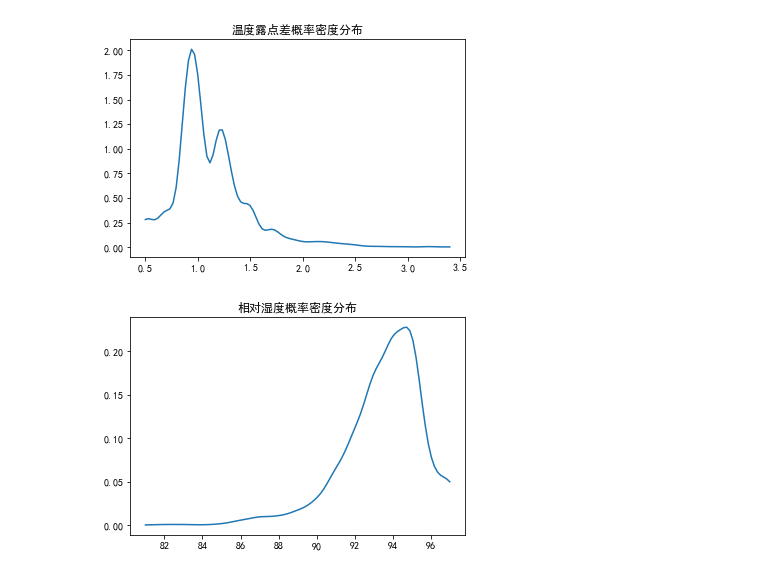
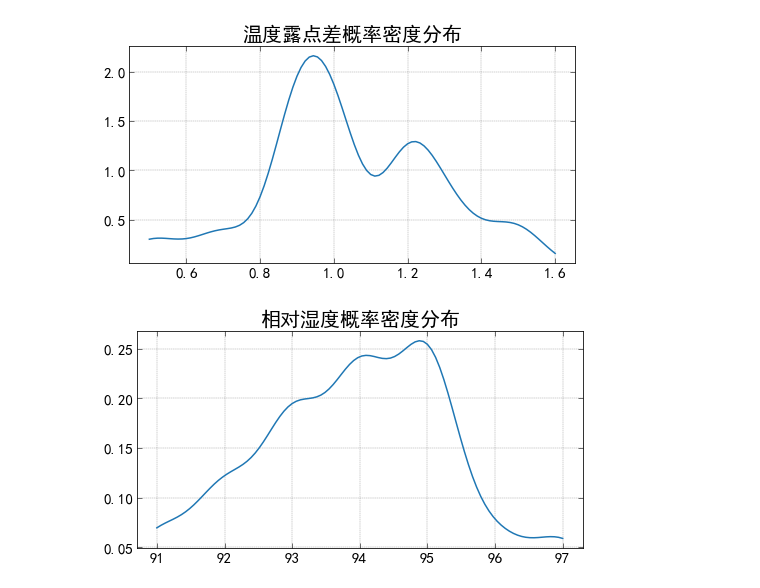
Before and after one commit to hanchyhill/python, a Jupyter notebook: seafog/src/statistics/fog_analysis_minute.ipynb, the cells around one changed output. Saved outputs shown, nothing was run; the diff lists cells and outputs as text; code cells hidden in the pictures.

```diff
--- a/seafog/src/statistics/fog_analysis_minute.ipynb
+++ b/seafog/src/statistics/fog_analysis_minute.ipynb
@@ -80,7 +87,7 @@ code_info = {
 # 筛选雾出现的行
 
 df_fog = df_59754.loc[df_59754[code_info['vis_01min']]<=1000]
-df_fog = df_fog.loc[df_fog[code_info['rain01']] < 1].loc[df_fog[code_info['rhum']] > 80]
+df_fog = df_fog.loc[df_fog[code_info['rain01']] < 1].loc[df_fog[code_info['rhum']] > 90]
 print(df_fog)
 # %% [output]
                                  DDATETIME  V01301               D_RYMDHM  \
@@ -188,23 +197,33 @@ plt.show()
 # %%
 data_raw = df_fog[code_info['t2m']] - df_fog[code_info['td']]
 eval_points = np.linspace(np.min(data_raw), np.max(data_raw), num = 100)
-kde_sp = gaussian_kde(data_raw, bw_method=0.2)
+kde_sp = gaussian_kde(data_raw, bw_method=0.3)
 y_sp = kde_sp.pdf(eval_points)
+fig = plt.figure(figsize=(8, 4))
+ax = plt.subplot()
 plt.plot(eval_points, y_sp)
-plt.title('温度露点差概率密度分布')
+plt.title('温度露点差概率密度分布', fontsize=20)
+plt.grid(linewidth=0.4, color='k', alpha=0.45, linestyle='--')
+plt.tick_params(axis='both', labelsize=15, direction='in',
+                       length=5, width=0.55, right=True, top=True)
 plt.show()
 # %% [output]
-[figure, old version]
+[figure, new version]
 # %%
 data_raw = df_fog[code_info['rhum']]
 eval_points = np.linspace(np.min(data_raw), np.max(data_raw), num = 100)
-kde_sp = gaussian_kde(data_raw, bw_method=0.25)
+kde_sp = gaussian_kde(data_raw, bw_method=0.3)
 y_sp = kde_sp.pdf(eval_points)
+fig = plt.figure(figsize=(8, 4))
+ax = plt.subplot()
 plt.plot(eval_points, y_sp)
-plt.title('相对湿度概率密度分布')
+plt.title('相对湿度概率密度分布', fontsize=20)
+plt.grid(linewidth=0.4, color='k', alpha=0.45, linestyle='--')
+plt.tick_params(axis='both', labelsize=15, direction='in',
+                       length=5, width=0.55, right=True, top=True)
 plt.show()
 # %% [output]
-[figure, old version]
+[figure, new version]
 # %%
 ds_G7425 = pd.read_hdf(os.path.normpath(os.path.join(file_dir, './data/G7425/G7425_202012to202209.hdf')), mode='r')
 # %%
```
Also changed, not shown: parts of 24 cells of this notebook, 1 other file.
